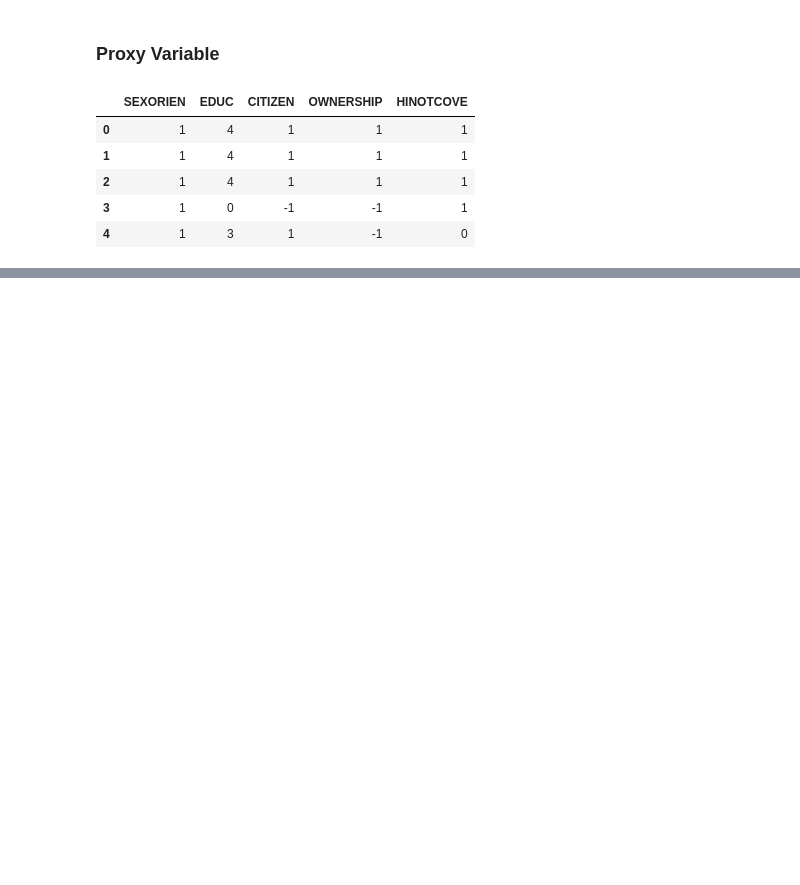
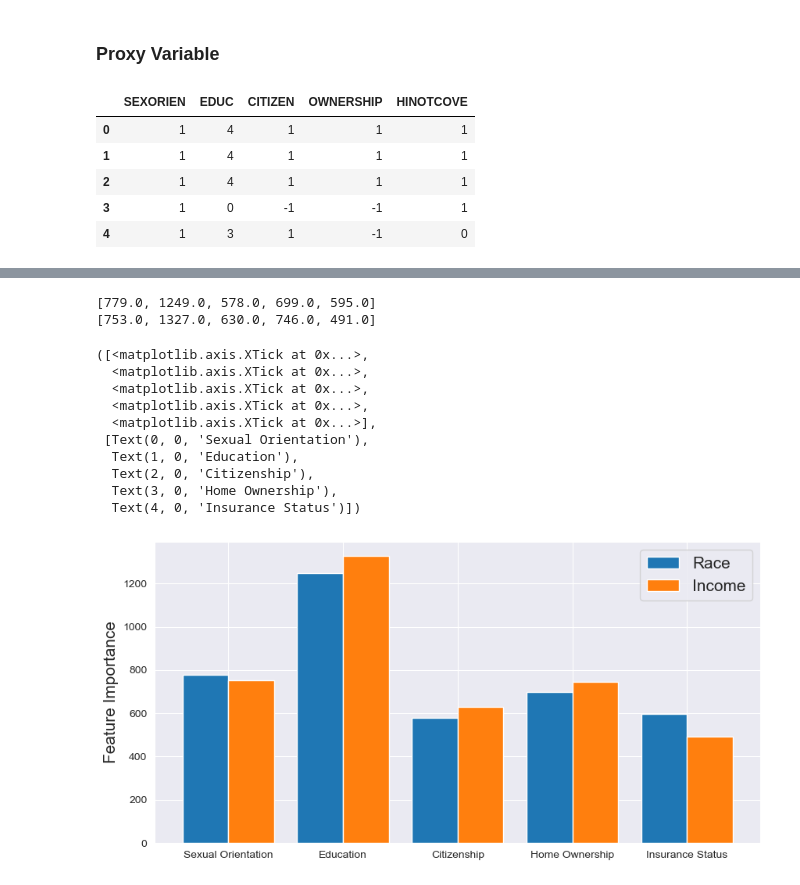
Before and after one commit to Denparadigm/USHealthFairness, a Jupyter notebook: analysis.ipynb, the cells around one changed output, grey strips where cells are left out. Saved outputs shown, nothing was run; the diff lists cells and outputs as text; code cells hidden in the pictures; blank space fills up the shorter version.

```diff
--- a/analysis.ipynb
+++ b/analysis.ipynb
@@ -354,0 +467,38 @@ X.head()
+# %%
+#Plot feature importance
+plt.figure(figsize=(10, 5))
+
+friendly_labels = {'SEXORIEN': 'Sexual Orientation', 'EDUC': 'Education',
+                   'CITIZEN': 'Citizenship', 'OWNERSHIP': 'Home Ownership',
+                   'HINOTCOVE': 'Insurance Status'}
+labels = ['SEXORIEN','EDUC', 'CITIZEN', 'OWNERSHIP', 'HINOTCOVE']
+
+fi_race = [fi_race[l] for l in labels]
+fi_income = [fi_income[l] for l in labels]
+print(fi_race)
+print(fi_income)
+
+labels = [friendly_labels[l] for l in labels]
+
+x = np.arange(len(labels))
+width = 0.4
+plt.bar(x-width/2, height=fi_race, width=width, label='Race')
+plt.bar(x+width/2, height=fi_income, width=width, label='Income')
+plt.legend(fontsize=15)
+
+plt.ylabel('Feature Importance',size=15)
+plt.xticks(ticks=x,labels=labels)
+# %% [output]
+[779.0, 1249.0, 578.0, 699.0, 595.0]
+[753.0, 1327.0, 630.0, 746.0, 491.0]
+([<matplotlib.axis.XTick at 0x...>,
+  <matplotlib.axis.XTick at 0x...>,
+  <matplotlib.axis.XTick at 0x...>,
+  <matplotlib.axis.XTick at 0x...>,
+  <matplotlib.axis.XTick at 0x...>],
+ [Text(0, 0, 'Sexual Orientation'),
+  Text(1, 0, 'Education'),
+  Text(2, 0, 'Citizenship'),
+  Text(3, 0, 'Home Ownership'),
+  Text(4, 0, 'Insurance Status')])
+[figure, added]
```
Also changed, not shown: parts of 9 cells of this notebook.
